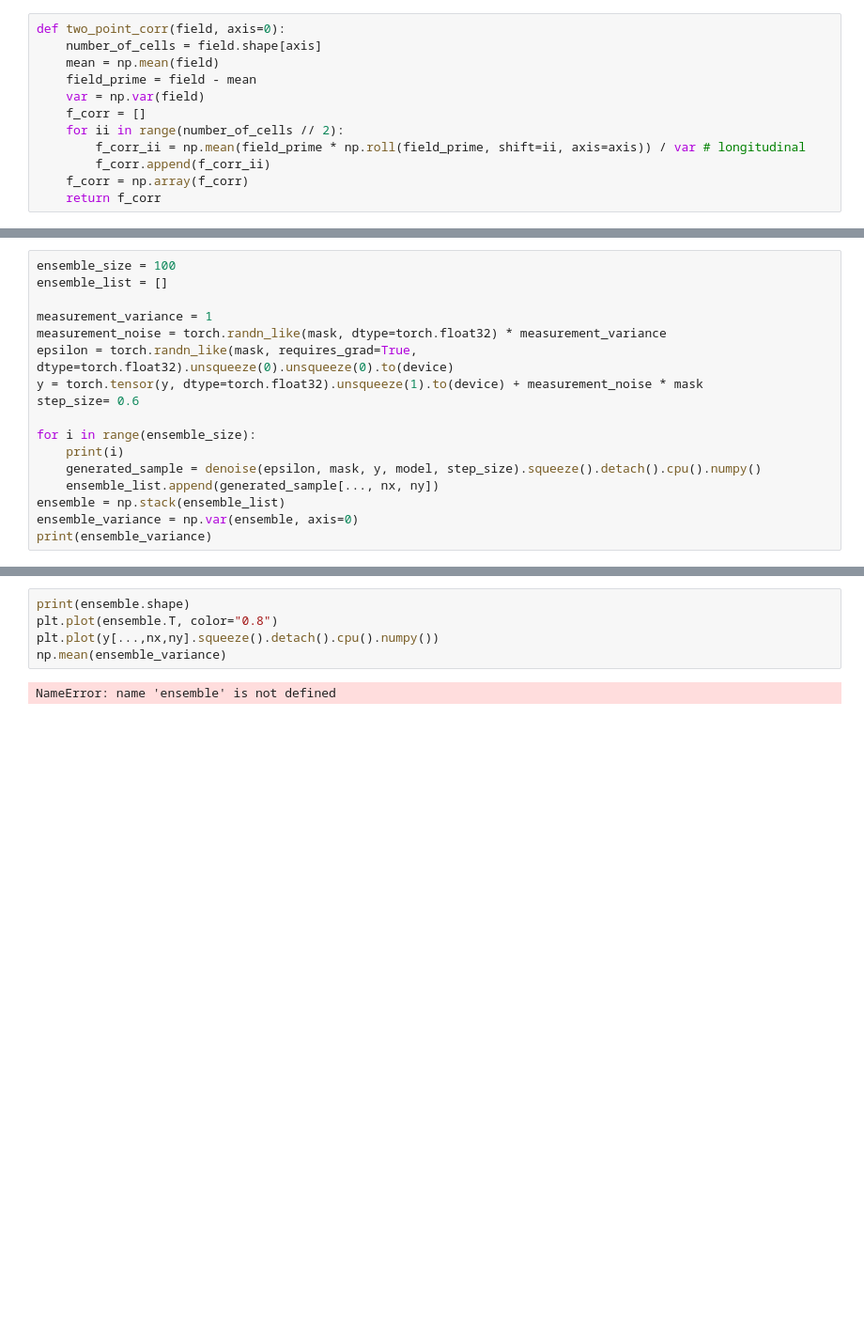
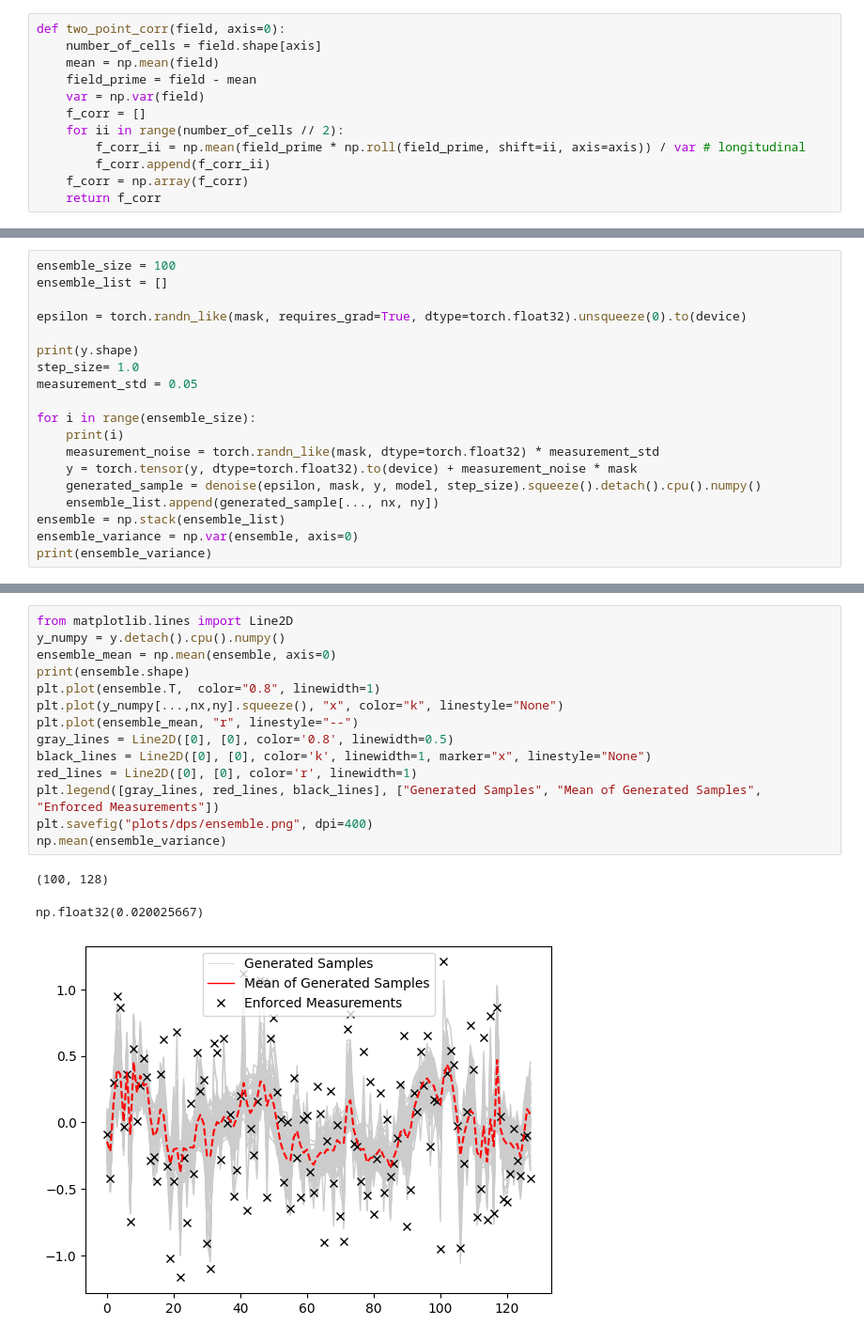
Before and after one commit to baristuran/baris-personal, a Jupyter notebook: data_assimilation.ipynb, the cells around one changed output, grey strips where cells are left out. Shown at 94% size. Cells and saved outputs as stored; diff of their text form; blank space fills up the shorter version.

```diff
--- a/data_assimilation.ipynb
+++ b/data_assimilation.ipynb
@@ -239,14 +285,16 @@ ax2.plot(two_point_correlation_gt)
 ensemble_size = 100
 ensemble_list = []
 
-measurement_variance = 1
-measurement_noise = torch.randn_like(mask, dtype=torch.float32) * measurement_variance
-epsilon = torch.randn_like(mask, requires_grad=True, dtype=torch.float32).unsqueeze(0).unsqueeze(0).to(device)
-y = torch.tensor(y, dtype=torch.float32).unsqueeze(1).to(device) + measurement_noise * mask
-step_size= 0.6
+epsilon = torch.randn_like(mask, requires_grad=True, dtype=torch.float32).unsqueeze(0).to(device)
+
+print(y.shape)
+step_size= 1.0
+measurement_std = 0.05
 
 for i in range(ensemble_size):
     print(i)
+    measurement_noise = torch.randn_like(mask, dtype=torch.float32) * measurement_std
+    y = torch.tensor(y, dtype=torch.float32).to(device) + measurement_noise * mask
     generated_sample = denoise(epsilon, mask, y, model, step_size).squeeze().detach().cpu().numpy()
     ensemble_list.append(generated_sample[..., nx, ny])
 ensemble = np.stack(ensemble_list)
@@ -273,7 +324,18 @@ print(ensemble_variance)
-# %%
-print(ensemble.shape)
-plt.plot(ensemble.T, color="0.8")
-plt.plot(y[...,nx,ny].squeeze().detach().cpu().numpy())
-np.mean(ensemble_variance)
-# %% [output]
-NameError: name 'ensemble' is not defined
+# %%
+from matplotlib.lines import Line2D
+y_numpy = y.detach().cpu().numpy()
+ensemble_mean = np.mean(ensemble, axis=0)
+print(ensemble.shape)
+plt.plot(ensemble.T,  color="0.8", linewidth=1)
+plt.plot(y_numpy[...,nx,ny].squeeze(), "x", color="k", linestyle="None")
+plt.plot(ensemble_mean, "r", linestyle="--")
+gray_lines = Line2D([0], [0], color='0.8', linewidth=0.5)
+black_lines = Line2D([0], [0], color='k', linewidth=1, marker="x", linestyle="None")
+red_lines = Line2D([0], [0], color='r', linewidth=1)
+plt.legend([gray_lines, red_lines, black_lines], ["Generated Samples", "Mean of Generated Samples", "Enforced Measurements"])
+plt.savefig("plots/dps/ensemble.png", dpi=400)
+np.mean(ensemble_variance)
+# %% [output]
+(100, 128)
+np.float32(0.020025667)
+[figure, added]
```
Also changed, not shown: parts of 10 cells of this notebook.
